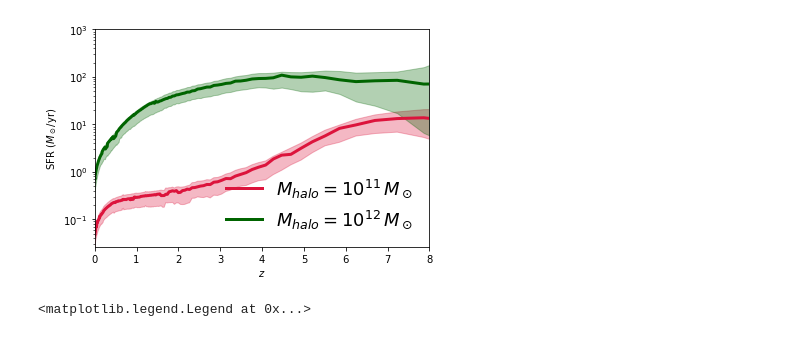
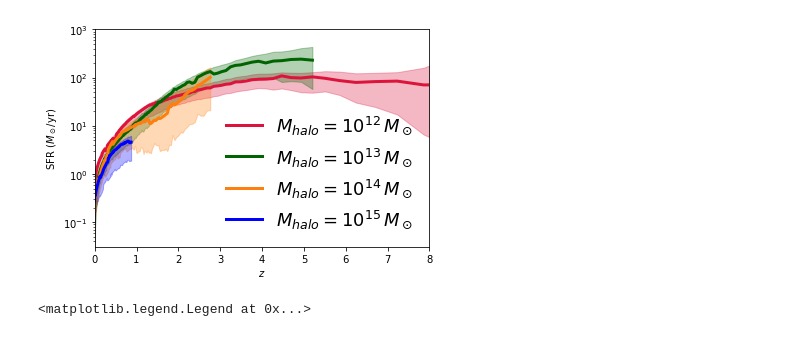
Before and after one commit to Dariana15/Limpy, a Jupyter notebook: notebook/test.ipynb, the cells around one changed output. Drawn from its saved outputs; the diff is of its cells as text; code cells hidden in the pictures.

```diff
--- a/notebook/test.ipynb
+++ b/notebook/test.ipynb
@@ -12,10 +12,10 @@ log_mhalo=11  # halo mass in log scale, units are in M_sun
 sfr=ll.mhalo_to_sfr(log_mhalo)
 # %%
 #plot
-log_mhalo=[11,12]
-ll.plot_sfr_mhalo(log_mhalo,colorlist=None,figname=None)
+log_mhalo=[12,13,14,15]
+ll.plot_sfr_mhalo(log_mhalo)
 # %% [output]
-[figure, old version]
+[figure, new version]
 # %%
 # plot luminosity of CII line at z=6 for the halo mass 1e11.
 # PLEASE NOTE that the result will change if you run the
```
Also changed, not shown: 2 other files.
